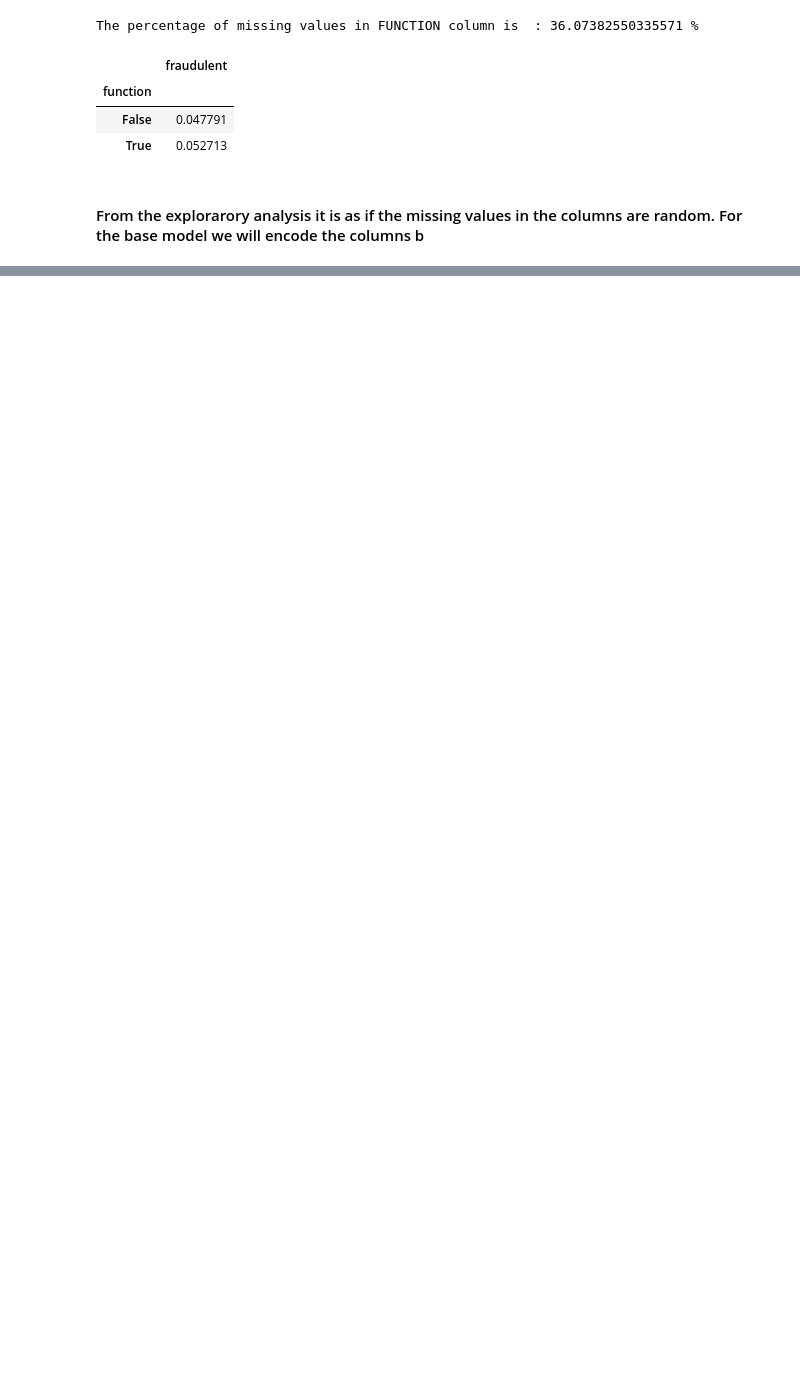
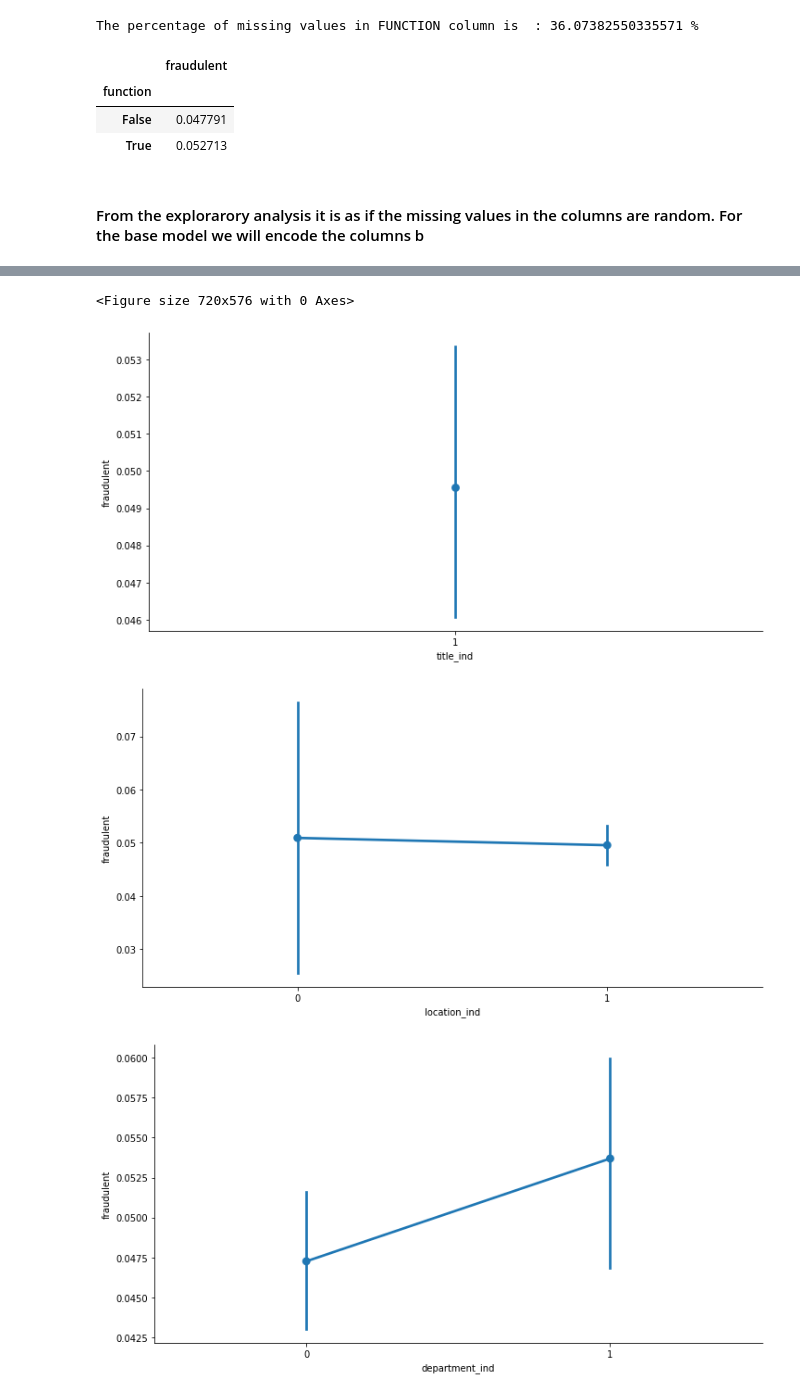
Before and after one commit to obeabi/SdsNovember2020Challenge, a Jupyter notebook: Main_v1.ipynb, the cells around one changed output, grey strips where cells are left out. Saved outputs shown, nothing was run; the diff lists cells and outputs as text; code cells hidden in the pictures; blank space fills up the shorter version.

```diff
--- a/Main_v1.ipynb
+++ b/Main_v1.ipynb
@@ -594,7 +592,7 @@ The percentage of missing values in FUNCTION column is  : 36.07382550335571 %
 #### From the explorarory analysis it is as if the missing values in the columns are random. For the base model we will encode the columns b
 # %%
 ### We create indicators to address missing values for train set
-for cols in cat_train.columns:
+for cols in category_features:
   cat_train[cols+'_ind'] = np.where(cat_train[cols].isnull(), 0, 1)
 
 
@@ -635,0 +626,11 @@ cat_train.location.str('')
+# %%
+# Drop all original categrocial features
+cat_train.drop(category_features, axis = 1, inplace= True)
+#cat_train.drop('fraudulent', axis = 1, inplace= True)
+
+# Test set
+cat_test.drop(category_features, axis = 1, inplace= True)
+
+
+
+cat_train.head()
@@ -635,0 +644,9 @@ cat_train.location.str('')
+# %%
+for i, col in enumerate(cat_train.columns[1:]):
+    plt.figure(i)
+    sns.catplot(x=col, y='fraudulent', data=cat_train, kind='point', aspect=2, )
+# %% [output]
+<Figure size 720x576 with 0 Axes>
+[figure, added]
+[figure, added]
+[figure, added]
```
Also changed, not shown: parts of 24 cells of this notebook.
